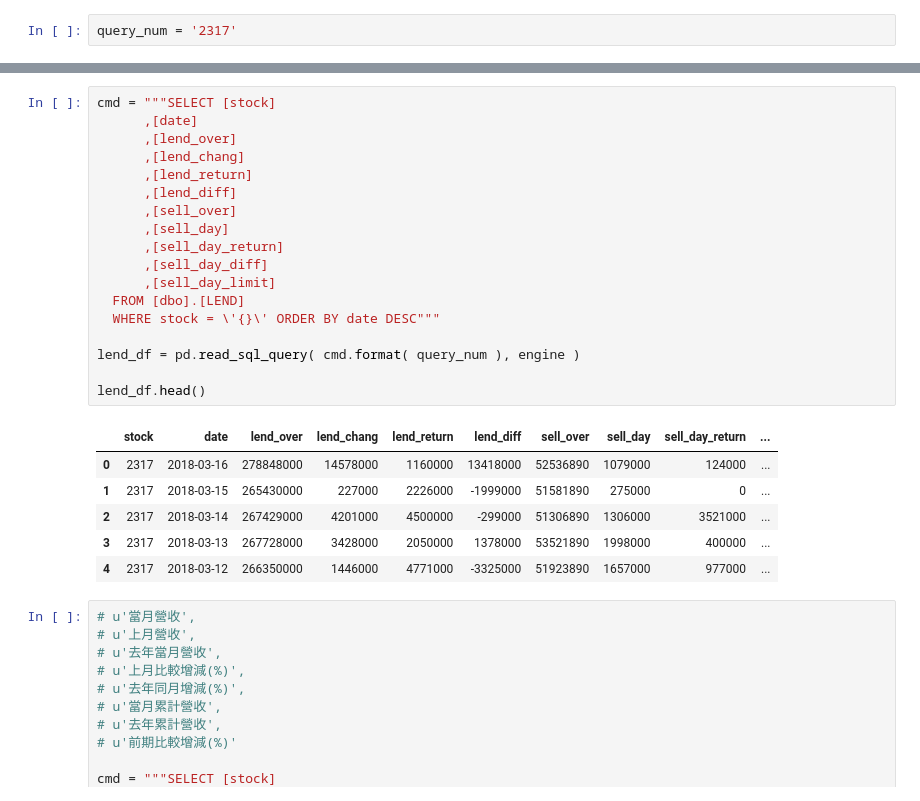
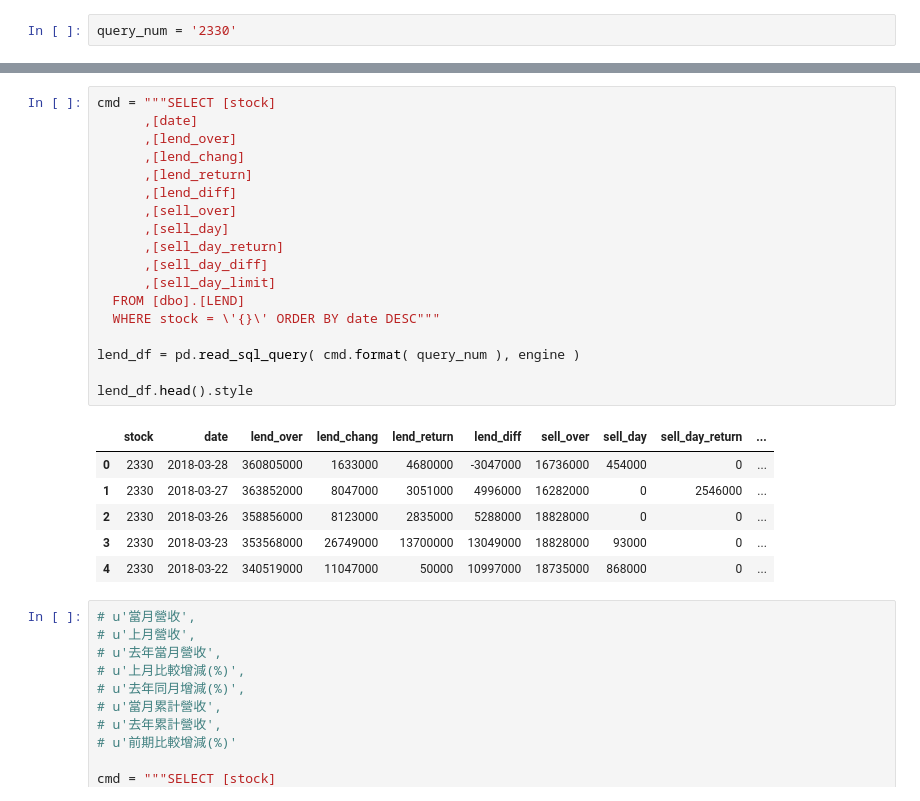
Before and after one commit to Pregaine/stock, a Jupyter notebook: gui/籌碼集中_gui.ipynb, the cells around one changed output, grey strips where cells are left out. Cells and saved outputs as stored; diff of their text form.

```diff
--- a/gui/籌碼集中_gui.ipynb
+++ b/gui/籌碼集中_gui.ipynb
@@ -35,4 +35,4 @@ con = engine.connect()
 con.execute("SET LANGUAGE us_english; set dateformat ymd;")
 con.close()
 # %%
-query_num = '2317'
+query_num = '2330'
@@ -502,28 +673,28 @@ py.offline.iplot(fig, filename='ohlc_datetime')
 # %%
 cmd = """SELECT [stock]
       ,[date]
       ,[lend_over]
       ,[lend_chang]
       ,[lend_return]
       ,[lend_diff]
       ,[sell_over]
       ,[sell_day]
       ,[sell_day_return]
       ,[sell_day_diff]
       ,[sell_day_limit]
   FROM [dbo].[LEND]
   WHERE stock = \'{}\' ORDER BY date DESC"""
 
 lend_df = pd.read_sql_query( cmd.format( query_num ), engine )
 
-lend_df.head()
+lend_df.head().style
 # %% [output]
 |  | stock | date | lend_over | lend_chang | lend_return | lend_diff | sell_over | sell_day | sell_day_return | ... |
-| 0 | 2317 | 2018-03-16 | 278848000 | 14578000 | 1160000 | 13418000 | 52536890 | 1079000 | 124000 | ... |
-| 1 | 2317 | 2018-03-15 | 265430000 | 227000 | 2226000 | -1999000 | 51581890 | 275000 | 0 | ... |
-| 2 | 2317 | 2018-03-14 | 267429000 | 4201000 | 4500000 | -299000 | 51306890 | 1306000 | 3521000 | ... |
-| 3 | 2317 | 2018-03-13 | 267728000 | 3428000 | 2050000 | 1378000 | 53521890 | 1998000 | 400000 | ... |
-| 4 | 2317 | 2018-03-12 | 266350000 | 1446000 | 4771000 | -3325000 | 51923890 | 1657000 | 977000 | ... |
+| 0 | 2330 | 2018-03-28 | 360805000 | 1633000 | 4680000 | -3047000 | 16736000 | 454000 | 0 | ... |
+| 1 | 2330 | 2018-03-27 | 363852000 | 8047000 | 3051000 | 4996000 | 16282000 | 0 | 2546000 | ... |
+| 2 | 2330 | 2018-03-26 | 358856000 | 8123000 | 2835000 | 5288000 | 18828000 | 0 | 0 | ... |
+| 3 | 2330 | 2018-03-23 | 353568000 | 26749000 | 13700000 | 13049000 | 18828000 | 93000 | 0 | ... |
+| 4 | 2330 | 2018-03-22 | 340519000 | 11047000 | 50000 | 10997000 | 18735000 | 868000 | 0 | ... |
 # %%
 # u'當月營收',
 # u'上月營收',
```
Also changed, not shown: parts of 8 cells of this notebook, 1 other file.
